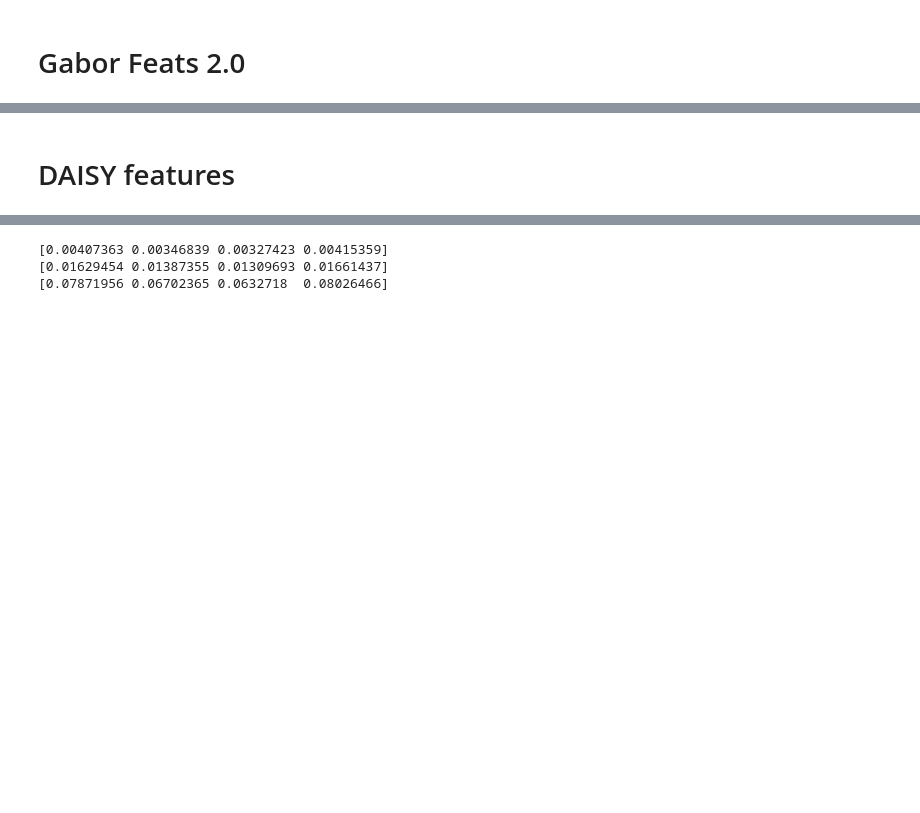
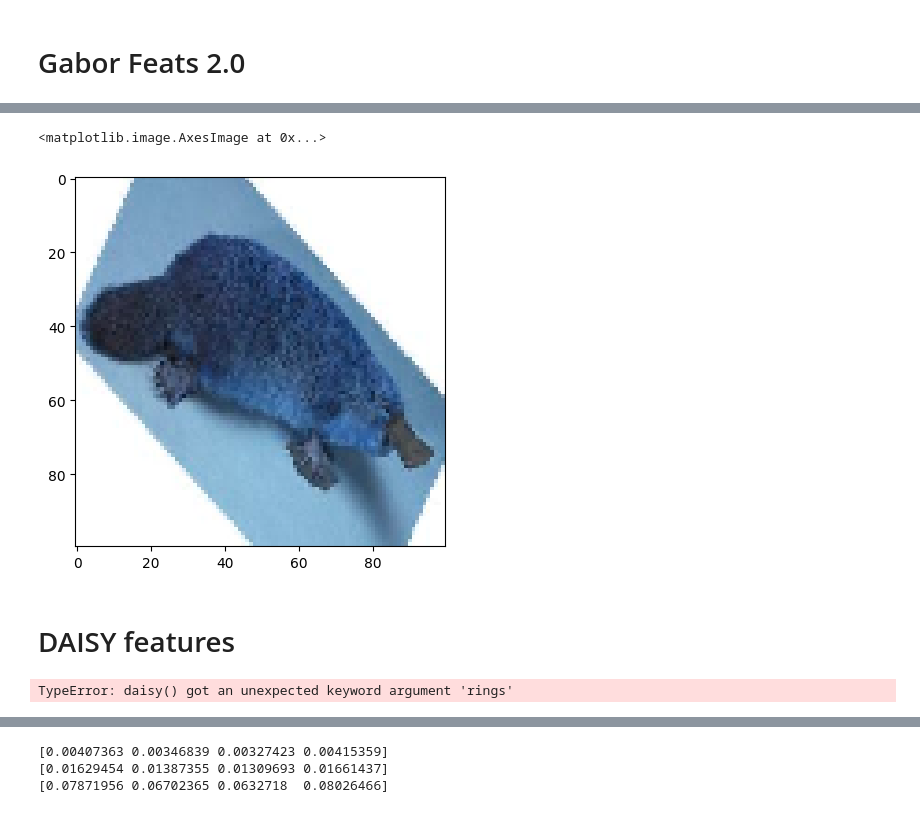
Before and after one commit to hippogriffi/CBIRS, a Jupyter notebook: GUI Devolpment/Progs/demo_test.ipynb, the cells around one changed output, grey strips where cells are left out. Cells and saved outputs as stored; diff of their text form; code cells hidden in the pictures; blank space fills up the shorter version.

```diff
--- a/GUI Devolpment/Progs/demo_test.ipynb
+++ b/GUI Devolpment/Progs/demo_test.ipynb
@@ -417,3 +401,8 @@ RuntimeError: filter weights array has incorrect shape.
+# %%
+plt.imshow(img_data[18])
+# %% [output]
+<matplotlib.image.AxesImage at 0x...>
+[figure, added]
 # %% [markdown]
 # DAISY features
 # %%
@@ -435,2 +448,4 @@ def daisy_features(img, step, radius, ring_n, hist, oriant_n, norm = True):
 # %%
-test_daisy, daisy_img = daisy_features(img, 10, 30, 2, 6, 8)
+test_daisy = daisy_features(img, 10, 30, 2, 6, 8)
+# %% [output]
+TypeError: daisy() got an unexpected keyword argument 'rings'
```
Also changed, not shown: parts of 16 cells of this notebook.
